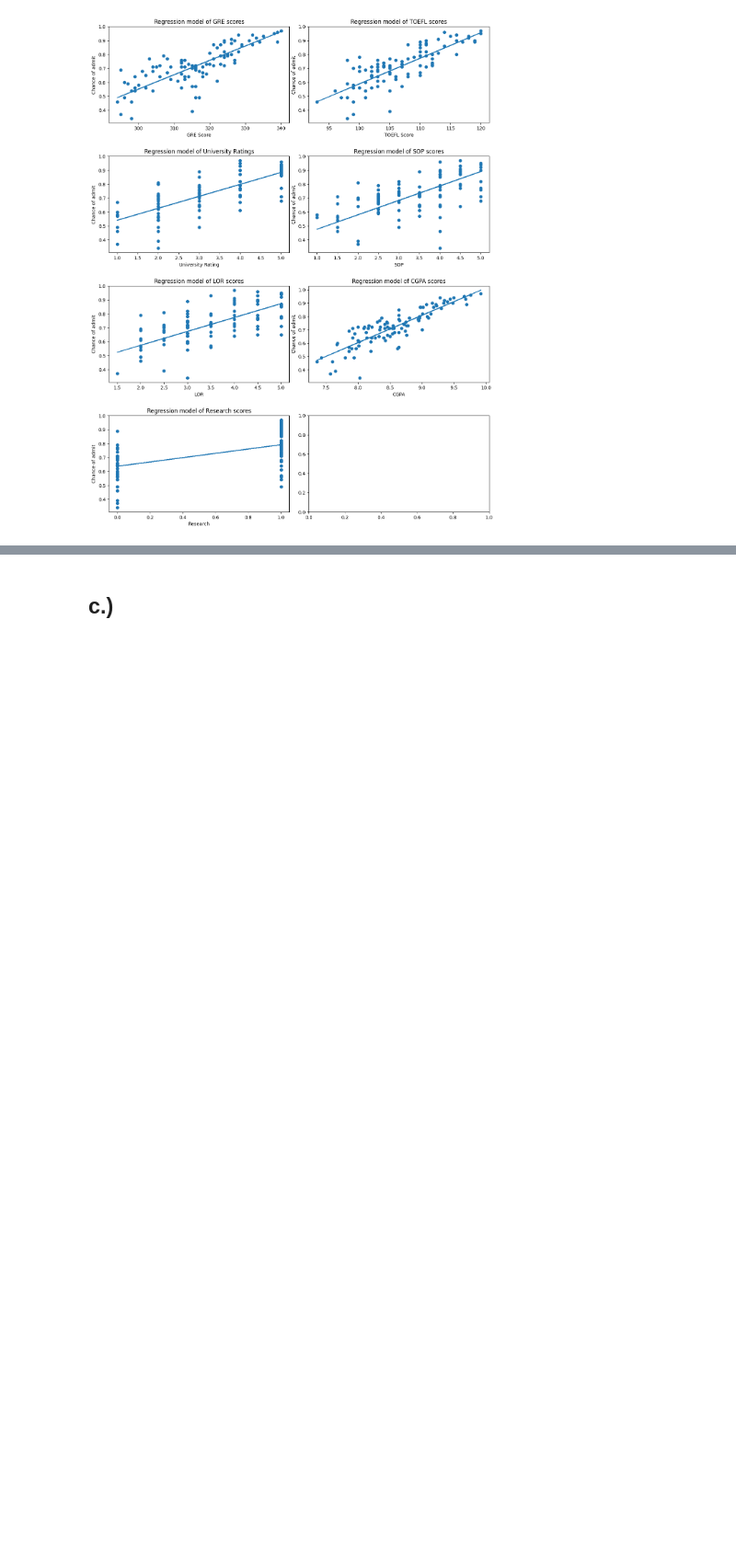
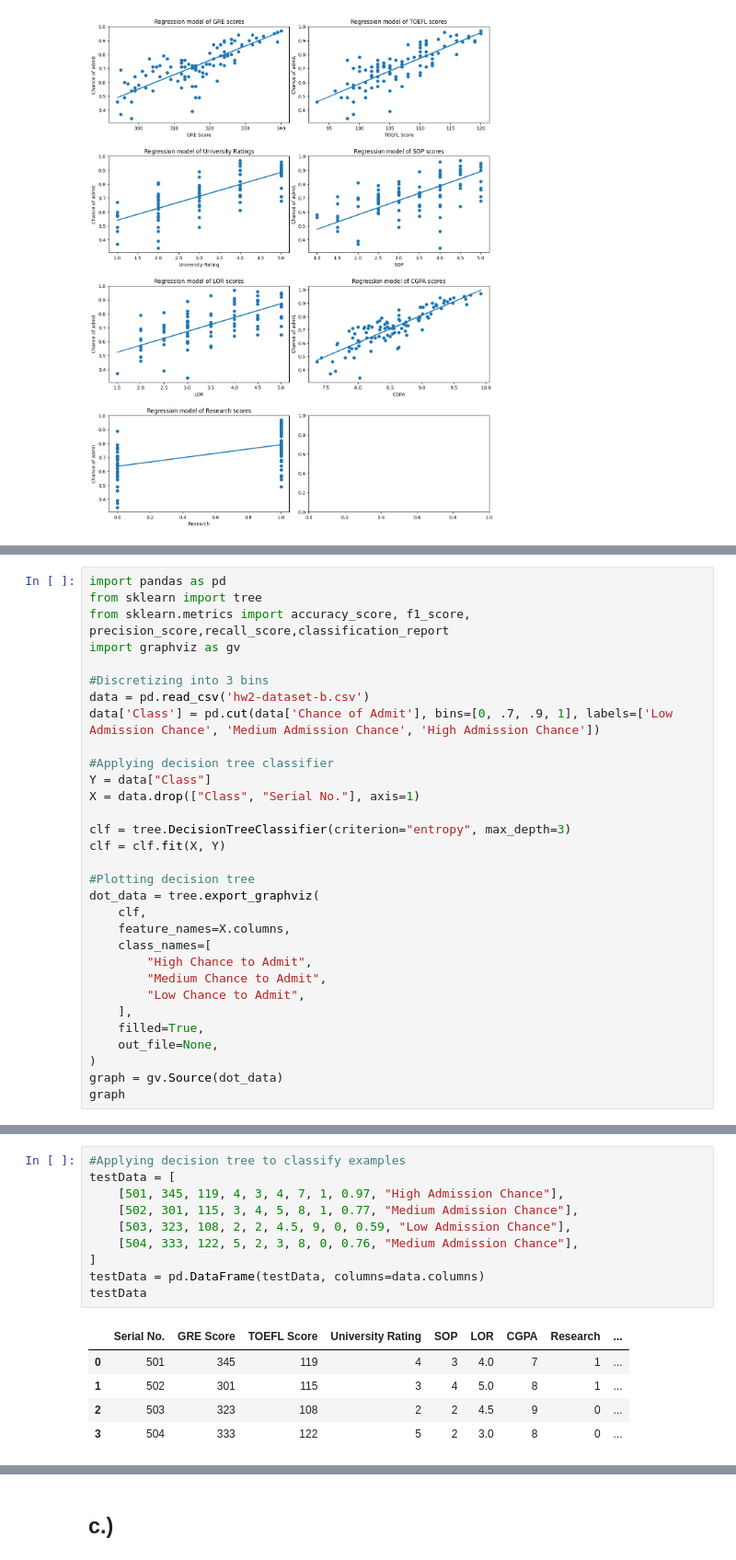
Before and after one commit to jmarmstrong1207/177-hw, a Jupyter notebook: CSC_177_Data_Preprocessing_Project2.ipynb, the cells around one changed output, grey strips where cells are left out. Shown at 92% size. Cells and saved outputs as stored; diff of their text form; blank space fills up the shorter version.

Commit message:
finished part b classification

```diff
--- a/CSC_177_Data_Preprocessing_Project2.ipynb
+++ b/CSC_177_Data_Preprocessing_Project2.ipynb
@@ -540,0 +549,31 @@ ax7.plot(testing_data_b_research, predict_research)
+# %%
+import pandas as pd
+from sklearn import tree
+from sklearn.metrics import accuracy_score, f1_score, precision_score,recall_score,classification_report
+import graphviz as gv
+
+#Discretizing into 3 bins
+data = pd.read_csv('hw2-dataset-b.csv')
+data['Class'] = pd.cut(data['Chance of Admit'], bins=[0, .7, .9, 1], labels=['Low Admission Chance', 'Medium Admission Chance', 'High Admission Chance'])
+
+#Applying decision tree classifier
+Y = data["Class"]
+X = data.drop(["Class", "Serial No."], axis=1)
+
+clf = tree.DecisionTreeClassifier(criterion="entropy", max_depth=3)
+clf = clf.fit(X, Y)
+
+#Plotting decision tree
+dot_data = tree.export_graphviz(
+    clf,
+    feature_names=X.columns,
+    class_names=[
+        "High Chance to Admit",
+        "Medium Chance to Admit",
+        "Low Chance to Admit",
+    ],
+    filled=True,
+    out_file=None,
+)
+graph = gv.Source(dot_data)
+graph
@@ -540,0 +582,16 @@ ax7.plot(testing_data_b_research, predict_research)
+# %%
+#Applying decision tree to classify examples
+testData = [
+    [501, 345, 119, 4, 3, 4, 7, 1, 0.97, "High Admission Chance"],
+    [502, 301, 115, 3, 4, 5, 8, 1, 0.77, "Medium Admission Chance"],
+    [503, 323, 108, 2, 2, 4.5, 9, 0, 0.59, "Low Admission Chance"],
+    [504, 333, 122, 5, 2, 3, 8, 0, 0.76, "Medium Admission Chance"],
+]
+testData = pd.DataFrame(testData, columns=data.columns)
+testData
+# %% [output]
+|  | Serial No. | GRE Score | TOEFL Score | University Rating | SOP | LOR | CGPA | Research | ... |
+| 0 | 501 | 345 | 119 | 4 | 3 | 4.0 | 7 | 1 | ... |
+| 1 | 502 | 301 | 115 | 3 | 4 | 5.0 | 8 | 1 | ... |
+| 2 | 503 | 323 | 108 | 2 | 2 | 4.5 | 9 | 0 | ... |
+| 3 | 504 | 333 | 122 | 5 | 2 | 3.0 | 8 | 0 | ... |
```
Also changed, not shown: parts of 5 cells of this notebook.
